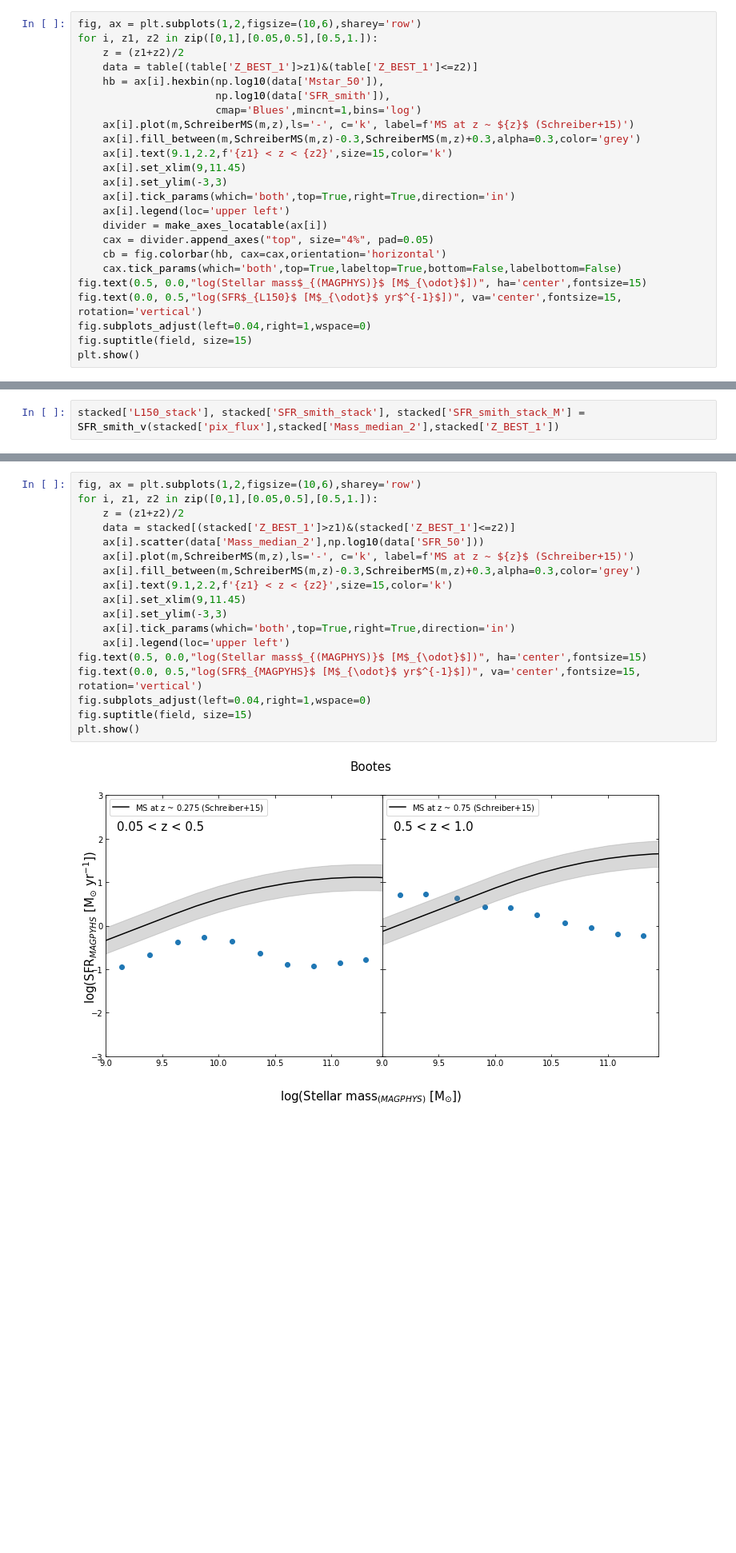
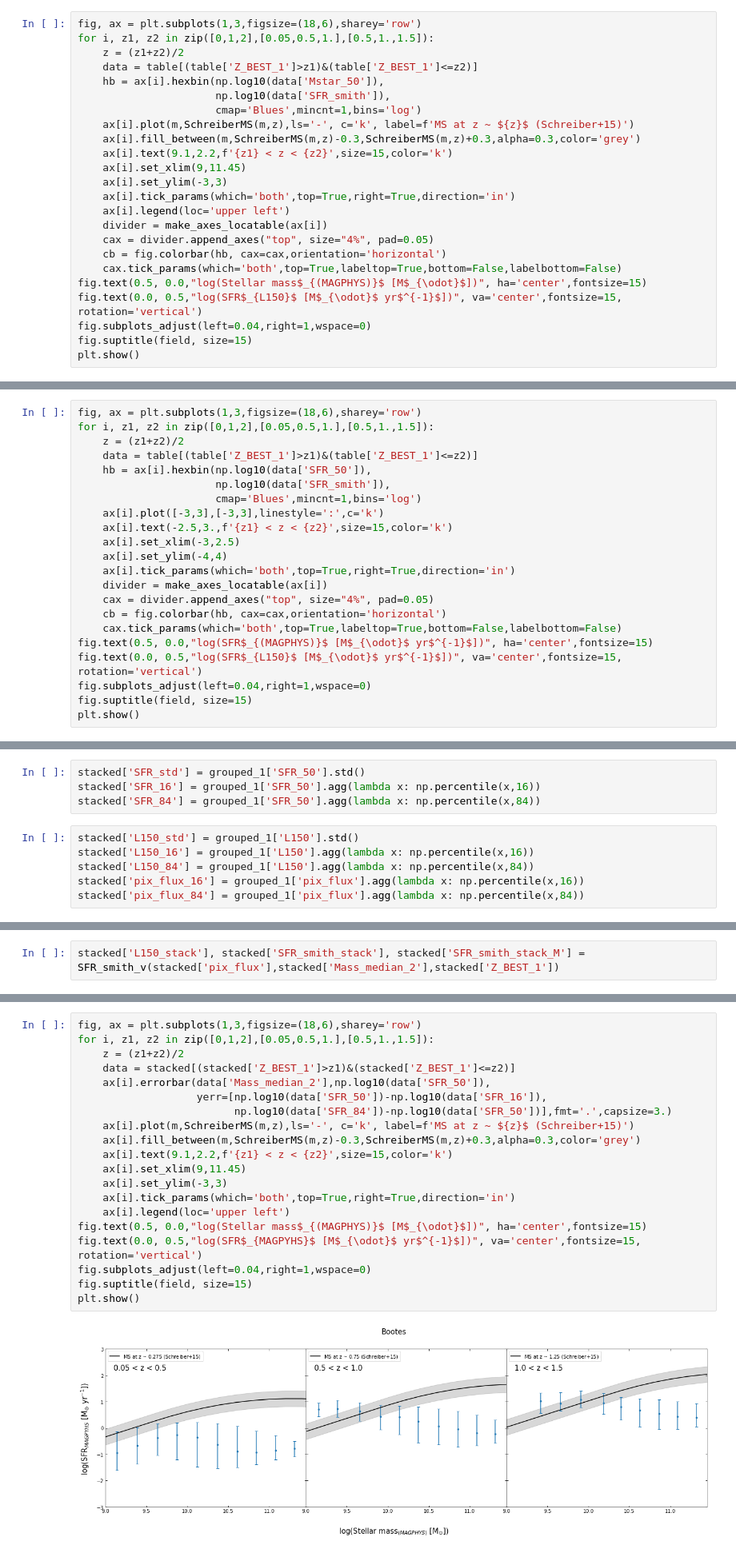
Before and after one commit to Bruno-Rodriguez/quiescent-galaxy, a Jupyter notebook: Magphys-LOFAR-SFR-test-Bootes.ipynb, the cells around one changed output, grey strips where cells are left out. Shown at 80% size. Drawn from its saved outputs; the diff is of its cells as text; blank space fills up the shorter version.

```diff
--- a/Magphys-LOFAR-SFR-test-Bootes.ipynb
+++ b/Magphys-LOFAR-SFR-test-Bootes.ipynb
@@ -473,6 +490,6 @@ plt.show()
 # %%
-fig, ax = plt.subplots(1,2,figsize=(10,6),sharey='row')
-for i, z1, z2 in zip([0,1],[0.05,0.5],[0.5,1.]):
+fig, ax = plt.subplots(1,3,figsize=(18,6),sharey='row')
+for i, z1, z2 in zip([0,1,2],[0.05,0.5,1.],[0.5,1.,1.5]):
     z = (z1+z2)/2
     data = table[(table['Z_BEST_1']>z1)&(table['Z_BEST_1']<=z2)]
     hb = ax[i].hexbin(np.log10(data['Mstar_50']),
@@ -498,0 +516,22 @@ plt.show()
+# %%
+fig, ax = plt.subplots(1,3,figsize=(18,6),sharey='row')
+for i, z1, z2 in zip([0,1,2],[0.05,0.5,1.],[0.5,1.,1.5]):
+    z = (z1+z2)/2
+    data = table[(table['Z_BEST_1']>z1)&(table['Z_BEST_1']<=z2)]
+    hb = ax[i].hexbin(np.log10(data['SFR_50']),
+                      np.log10(data['SFR_smith']),
+                      cmap='Blues',mincnt=1,bins='log')
+    ax[i].plot([-3,3],[-3,3],linestyle=':',c='k')
+    ax[i].text(-2.5,3.,f'{z1} < z < {z2}',size=15,color='k')
+    ax[i].set_xlim(-3,2.5)
+    ax[i].set_ylim(-4,4)
+    ax[i].tick_params(which='both',top=True,right=True,direction='in')
+    divider = make_axes_locatable(ax[i])
+    cax = divider.append_axes("top", size="4%", pad=0.05)
+    cb = fig.colorbar(hb, cax=cax,orientation='horizontal')
+    cax.tick_params(which='both',top=True,labeltop=True,bottom=False,labelbottom=False)
+fig.text(0.5, 0.0,"log(SFR$_{(MAGPHYS)}$ [M$_{\odot}$ yr$^{-1}$])", ha='center',fontsize=15)
+fig.text(0.0, 0.5,"log(SFR$_{L150}$ [M$_{\odot}$ yr$^{-1}$])", va='center',fontsize=15, rotation='vertical')
+fig.subplots_adjust(left=0.04,right=1,wspace=0)
+fig.suptitle(field, size=15)
+plt.show()
@@ -534,3 +554,13 @@ stacked
+# %%
+stacked['SFR_std'] = grouped_1['SFR_50'].std()
+stacked['SFR_16'] = grouped_1['SFR_50'].agg(lambda x: np.percentile(x,16))
+stacked['SFR_84'] = grouped_1['SFR_50'].agg(lambda x: np.percentile(x,84))
+# %%
+stacked['L150_std'] = grouped_1['L150'].std()
+stacked['L150_16'] = grouped_1['L150'].agg(lambda x: np.percentile(x,16))
+stacked['L150_84'] = grouped_1['L150'].agg(lambda x: np.percentile(x,84))
+stacked['pix_flux_16'] = grouped_1['pix_flux'].agg(lambda x: np.percentile(x,16))
+stacked['pix_flux_84'] = grouped_1['pix_flux'].agg(lambda x: np.percentile(x,84))
 # %%
 fig, ax = plt.subplots(1,2,figsize=(10,5),sharex='row',sharey='row')
 ax[0].scatter(np.log10(stacked['SFR_50']),np.log10(stacked['L150']),label='z and M$_*$ stacked bins ')
@@ -603,21 +661,23 @@ plt.show()
 # %%
-fig, ax = plt.subplots(1,2,figsize=(10,6),sharey='row')
-for i, z1, z2 in zip([0,1],[0.05,0.5],[0.5,1.]):
+fig, ax = plt.subplots(1,3,figsize=(18,6),sharey='row')
+for i, z1, z2 in zip([0,1,2],[0.05,0.5,1.],[0.5,1.,1.5]):
     z = (z1+z2)/2
     data = stacked[(stacked['Z_BEST_1']>z1)&(stacked['Z_BEST_1']<=z2)]
-    ax[i].scatter(data['Mass_median_2'],np.log10(data['SFR_50']))
+    ax[i].errorbar(data['Mass_median_2'],np.log10(data['SFR_50']),
+                   yerr=[np.log10(data['SFR_50'])-np.log10(data['SFR_16']),
+                         np.log10(data['SFR_84'])-np.log10(data['SFR_50'])],fmt='.',capsize=3.)
     ax[i].plot(m,SchreiberMS(m,z),ls='-', c='k', label=f'MS at z ~ ${z}$ (Schreiber+15)')
     ax[i].fill_between(m,SchreiberMS(m,z)-0.3,SchreiberMS(m,z)+0.3,alpha=0.3,color='grey')
     ax[i].text(9.1,2.2,f'{z1} < z < {z2}',size=15,color='k')
     ax[i].set_xlim(9,11.45)
     ax[i].set_ylim(-3,3)
     ax[i].tick_params(which='both',top=True,right=True,direction='in')
     ax[i].legend(loc='upper left')
 fig.text(0.5, 0.0,"log(Stellar mass$_{(MAGPHYS)}$ [M$_{\odot}$])", ha='center',fontsize=15)
 fig.text(0.0, 0.5,"log(SFR$_{MAGPYHS}$ [M$_{\odot}$ yr$^{-1}$])", va='center',fontsize=15, rotation='vertical')
 fig.subplots_adjust(left=0.04,right=1,wspace=0)
 fig.suptitle(field, size=15)
 plt.show()
 # %% [output]
-[figure, old version]
+[figure, new version]
 # %%
```
Also changed, not shown: parts of 32 cells of this notebook, 1 other file.
